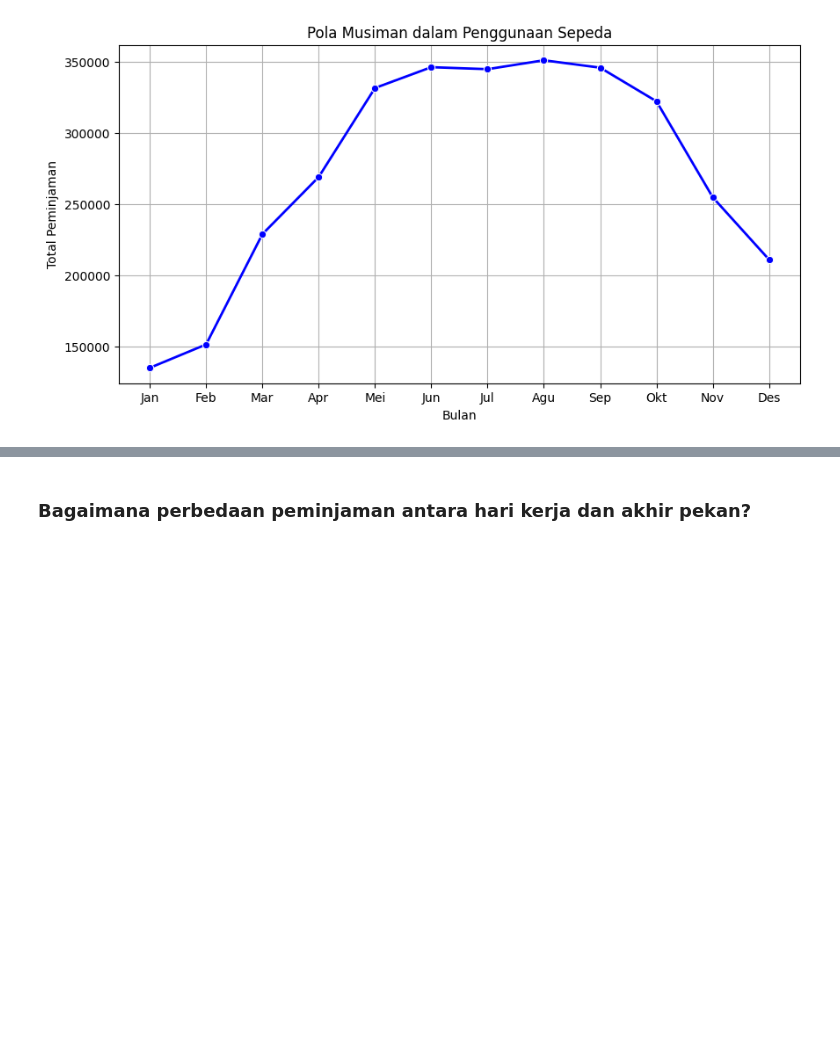
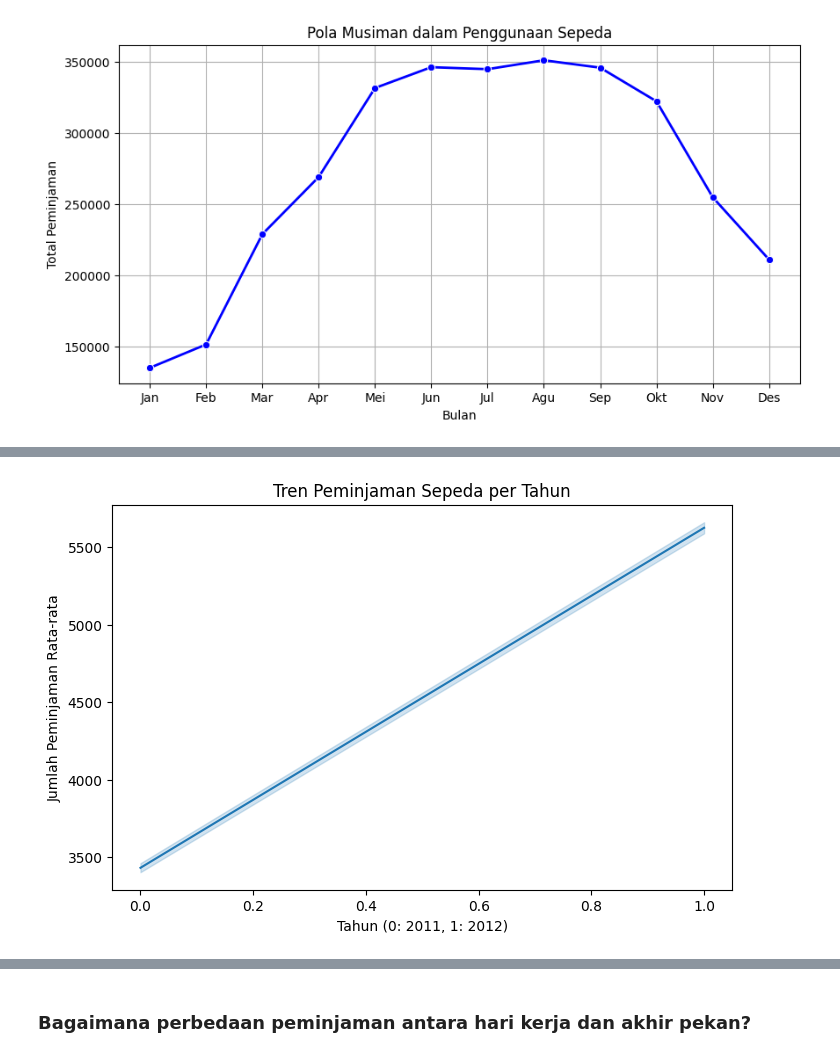
Before and after one commit to nicholasanayaputra/submission-analisa-data-dicoding, a Jupyter notebook: Proyek_Analisis_Data.ipynb, the cells around one changed output, grey strips where cells are left out. Drawn from its saved outputs; the diff is of its cells as text; code cells hidden in the pictures; blank space fills up the shorter version.

```diff
--- a/Proyek_Analisis_Data.ipynb
+++ b/Proyek_Analisis_Data.ipynb
@@ -367,0 +374,9 @@ plt.show()
+# %%
+plt.figure(figsize=(8, 5))
+sns.lineplot(x='yr_day', y='cnt_day', data=day_hour_df, estimator=np.mean)
+plt.title('Tren Peminjaman Sepeda per Tahun')
+plt.xlabel('Tahun (0: 2011, 1: 2012)')
+plt.ylabel('Jumlah Peminjaman Rata-rata')
+plt.show()
+# %% [output]
+[figure, added]
```
Also changed, not shown: parts of 12 cells of this notebook, 1 other file.
